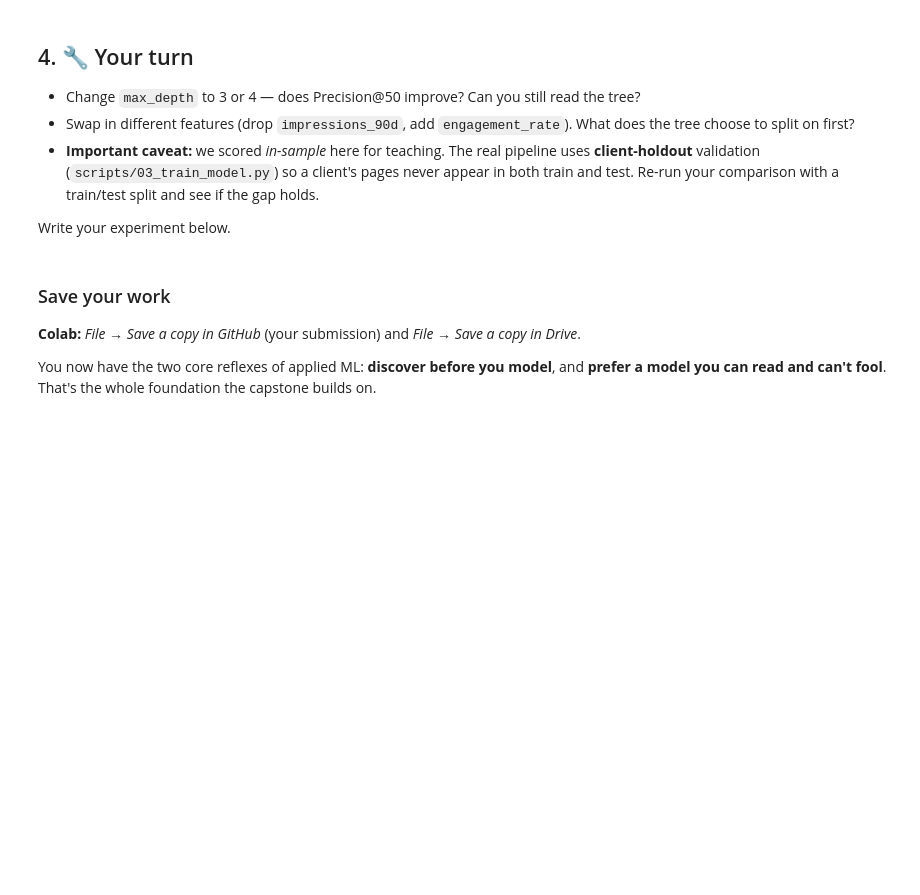
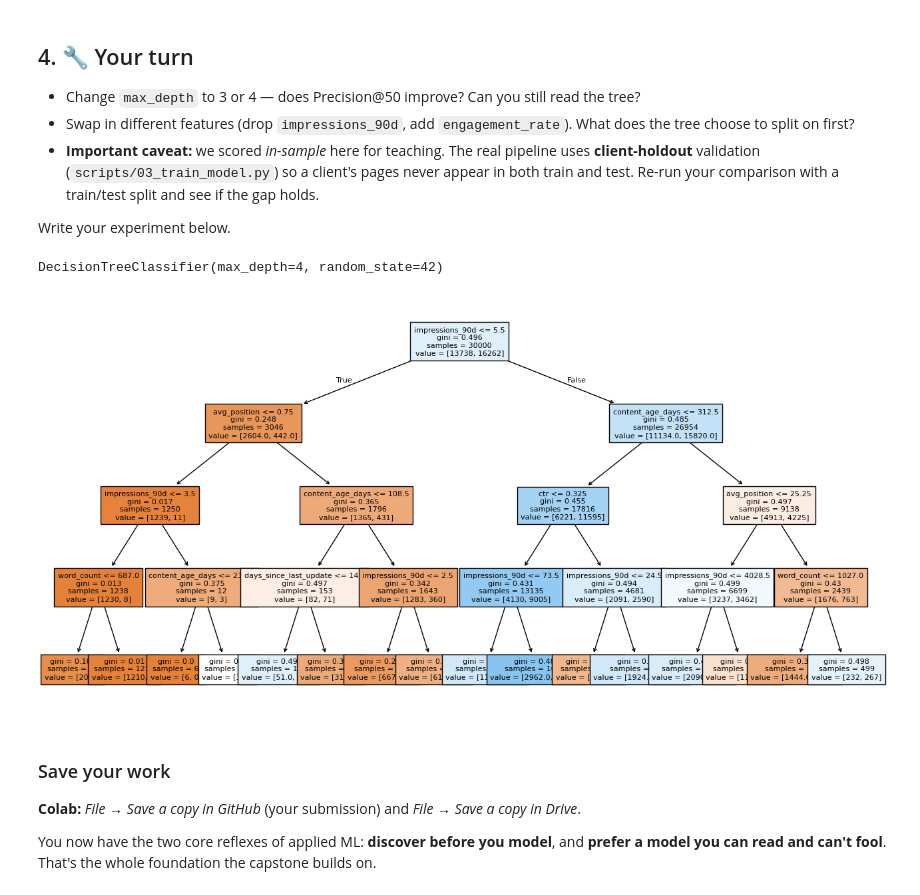
Before and after one commit to itsahmed39/FlyRank--Internship, a Jupyter notebook: notebooks/02_your_first_readable_model.ipynb, the cells around one changed output. Saved outputs shown, nothing was run; the diff lists cells and outputs as text; code cells hidden in the pictures; blank space fills up the shorter version.

```diff
--- a/notebooks/02_your_first_readable_model.ipynb
+++ b/notebooks/02_your_first_readable_model.ipynb
@@ -100,8 +143,27 @@ That's also why the starter data ships **only observable signals** — the produ
 - **Important caveat:** we scored *in-sample* here for teaching. The real pipeline uses **client-holdout** validation (`scripts/03_train_model.py`) so a client's pages never appear in both train and test. Re-run your comparison with a train/test split and see if the gap holds.
 
 Write your experiment below.
+# %%
+from sklearn.model_selection import train_test_split
+
+X_train, X_test, y_train, y_test = train_test_split(X, y, test_size=0.2, random_state=42)
+tree_holdout = DecisionTreeClassifier(max_depth=4, random_state=42)
+tree_holdout.fit(X_train, y_train)
+# %% [output]
+DecisionTreeClassifier(max_depth=4, random_state=42)
 # %%
 # Your experiment here
+from sklearn.tree import DecisionTreeClassifier, plot_tree
+import matplotlib.pyplot as plt
+
+tree_depth4 = DecisionTreeClassifier(max_depth=4, random_state=42)
+tree_depth4.fit(X, y)
+
+plt.figure(figsize=(16, 8))
+plot_tree(tree_depth4, feature_names=X.columns, filled=True, fontsize=8)
+plt.show()
+# %% [output]
+[figure, added]
 # %% [markdown]
 ### Save your work
 **Colab:** *File → Save a copy in GitHub* (your submission) and *File → Save a copy in Drive*.
```
Also changed, not shown: parts of 6 cells of this notebook.
